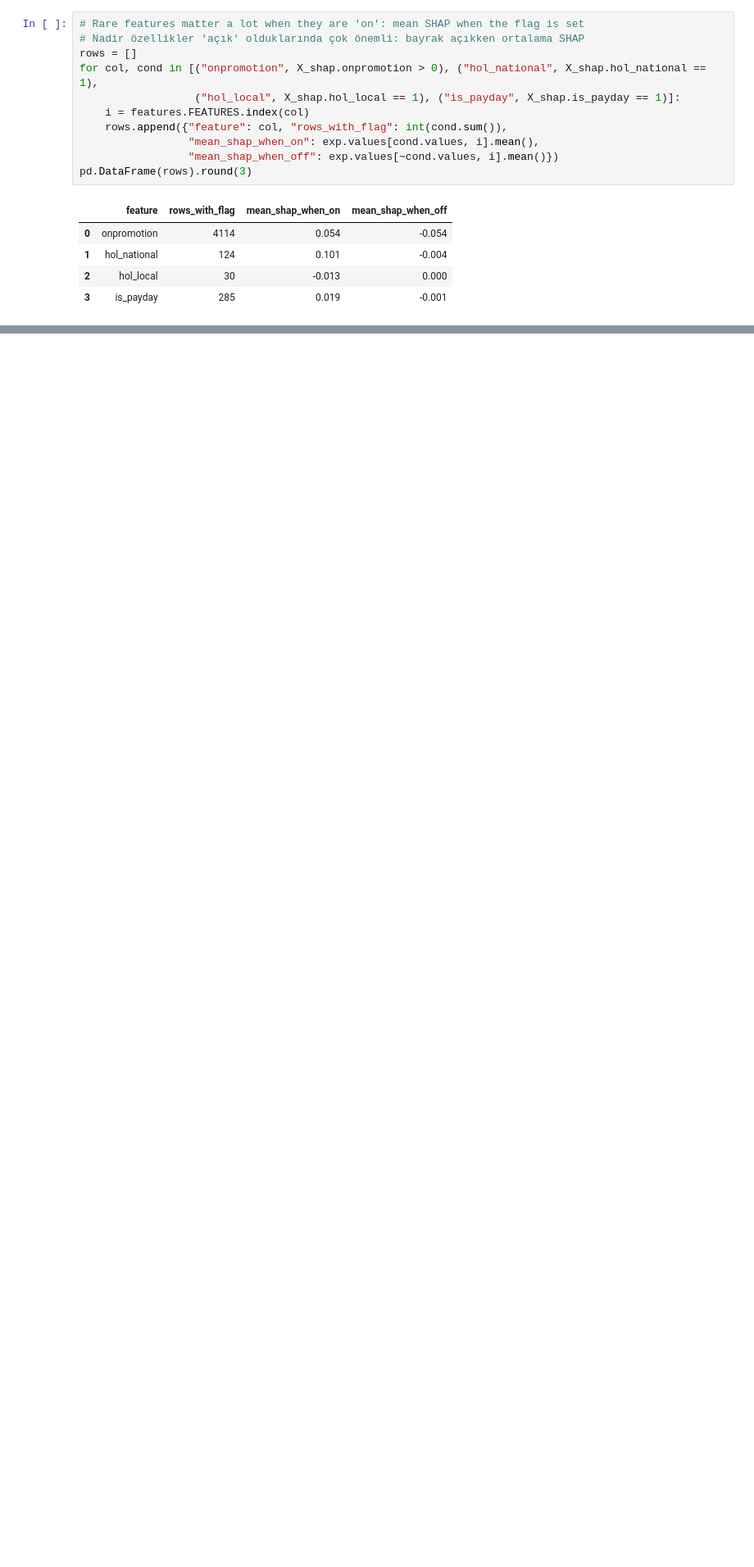
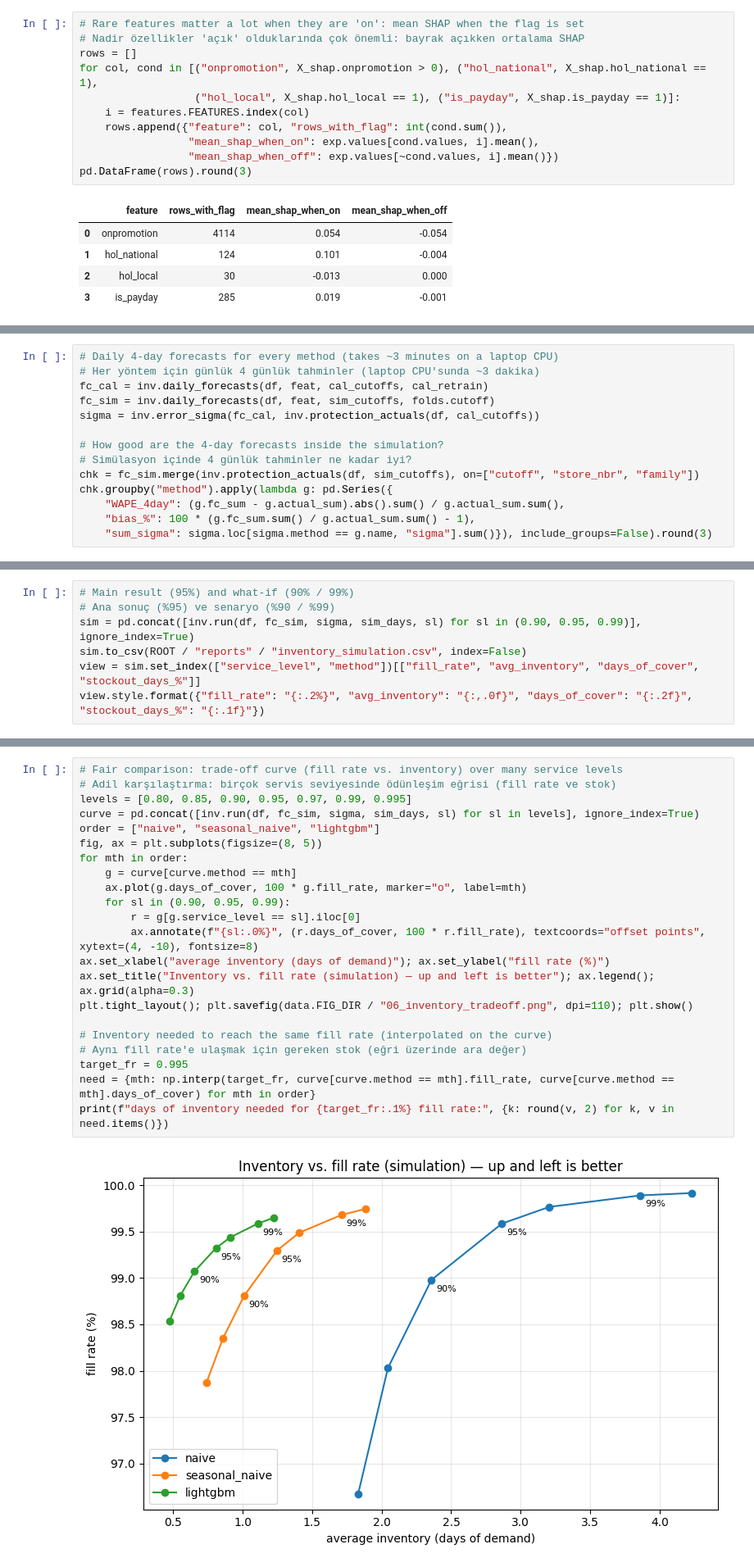
Before and after one commit to Mervecaliskann/retail-demand-forecasting, a Jupyter notebook: notebooks/forecasting.ipynb, the cells around one changed output, grey strips where cells are left out. Shown at 82% size. Saved outputs shown, nothing was run; the diff lists cells and outputs as text; blank space fills up the shorter version.

```diff
--- a/notebooks/forecasting.ipynb
+++ b/notebooks/forecasting.ipynb
@@ -393,0 +431,14 @@ plt.tight_layout(); plt.savefig(data.FIG_DIR / "05_shap_waterfall.png", dpi=110,
+# %%
+# Daily 4-day forecasts for every method (takes ~3 minutes on a laptop CPU)
+# Her yöntem için günlük 4 günlük tahminler (laptop CPU'sunda ~3 dakika)
+fc_cal = inv.daily_forecasts(df, feat, cal_cutoffs, cal_retrain)
+fc_sim = inv.daily_forecasts(df, feat, sim_cutoffs, folds.cutoff)
+sigma = inv.error_sigma(fc_cal, inv.protection_actuals(df, cal_cutoffs))
+
+# How good are the 4-day forecasts inside the simulation?
+# Simülasyon içinde 4 günlük tahminler ne kadar iyi?
+chk = fc_sim.merge(inv.protection_actuals(df, sim_cutoffs), on=["cutoff", "store_nbr", "family"])
+chk.groupby("method").apply(lambda g: pd.Series({
+    "WAPE_4day": (g.fc_sum - g.actual_sum).abs().sum() / g.actual_sum.sum(),
+    "bias_%": 100 * (g.fc_sum.sum() / g.actual_sum.sum() - 1),
+    "sum_sigma": sigma.loc[sigma.method == g.name, "sigma"].sum()}), include_groups=False).round(3)
@@ -393,0 +453,7 @@ plt.tight_layout(); plt.savefig(data.FIG_DIR / "05_shap_waterfall.png", dpi=110,
+# %%
+# Main result (95%) and what-if (90% / 99%)
+# Ana sonuç (%95) ve senaryo (%90 / %99)
+sim = pd.concat([inv.run(df, fc_sim, sigma, sim_days, sl) for sl in (0.90, 0.95, 0.99)], ignore_index=True)
+sim.to_csv(ROOT / "reports" / "inventory_simulation.csv", index=False)
+view = sim.set_index(["service_level", "method"])[["fill_rate", "avg_inventory", "days_of_cover", "stockout_days_%"]]
+view.style.format({"fill_rate": "{:.2%}", "avg_inventory": "{:,.0f}", "days_of_cover": "{:.2f}", "stockout_days_%": "{:.1f}"})
@@ -393,0 +472,24 @@ plt.tight_layout(); plt.savefig(data.FIG_DIR / "05_shap_waterfall.png", dpi=110,
+# %%
+# Fair comparison: trade-off curve (fill rate vs. inventory) over many service levels
+# Adil karşılaştırma: birçok servis seviyesinde ödünleşim eğrisi (fill rate ve stok)
+levels = [0.80, 0.85, 0.90, 0.95, 0.97, 0.99, 0.995]
+curve = pd.concat([inv.run(df, fc_sim, sigma, sim_days, sl) for sl in levels], ignore_index=True)
+order = ["naive", "seasonal_naive", "lightgbm"]
+fig, ax = plt.subplots(figsize=(8, 5))
+for mth in order:
+    g = curve[curve.method == mth]
+    ax.plot(g.days_of_cover, 100 * g.fill_rate, marker="o", label=mth)
+    for sl in (0.90, 0.95, 0.99):
+        r = g[g.service_level == sl].iloc[0]
+        ax.annotate(f"{sl:.0%}", (r.days_of_cover, 100 * r.fill_rate), textcoords="offset points", xytext=(4, -10), fontsize=8)
+ax.set_xlabel("average inventory (days of demand)"); ax.set_ylabel("fill rate (%)")
+ax.set_title("Inventory vs. fill rate (simulation) — up and left is better"); ax.legend(); ax.grid(alpha=0.3)
+plt.tight_layout(); plt.savefig(data.FIG_DIR / "06_inventory_tradeoff.png", dpi=110); plt.show()
+
+# Inventory needed to reach the same fill rate (interpolated on the curve)
+# Aynı fill rate'e ulaşmak için gereken stok (eğri üzerinde ara değer)
+target_fr = 0.995
+need = {mth: np.interp(target_fr, curve[curve.method == mth].fill_rate, curve[curve.method == mth].days_of_cover) for mth in order}
+print(f"days of inventory needed for {target_fr:.1%} fill rate:", {k: round(v, 2) for k, v in need.items()})
+# %% [output]
+[figure, added]
```
Also changed, not shown: parts of 7 cells of this notebook, 6 other files.
